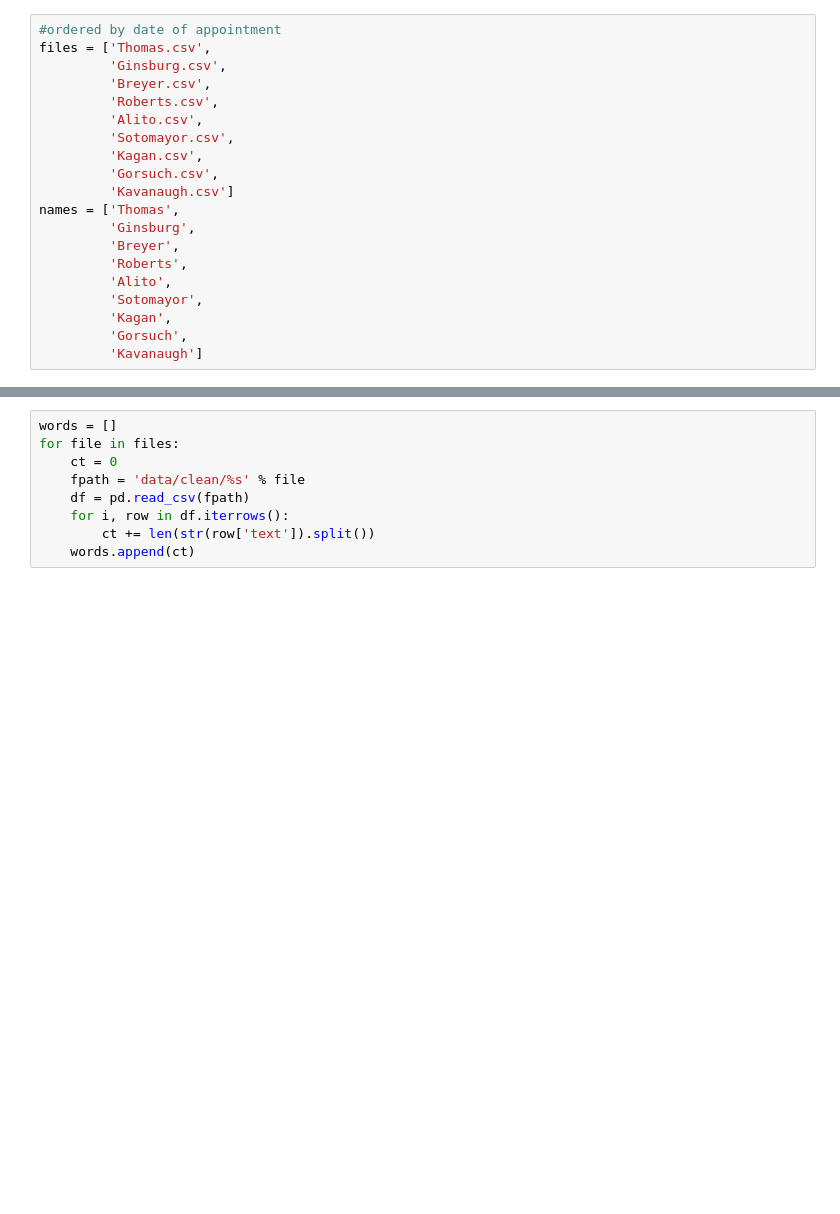
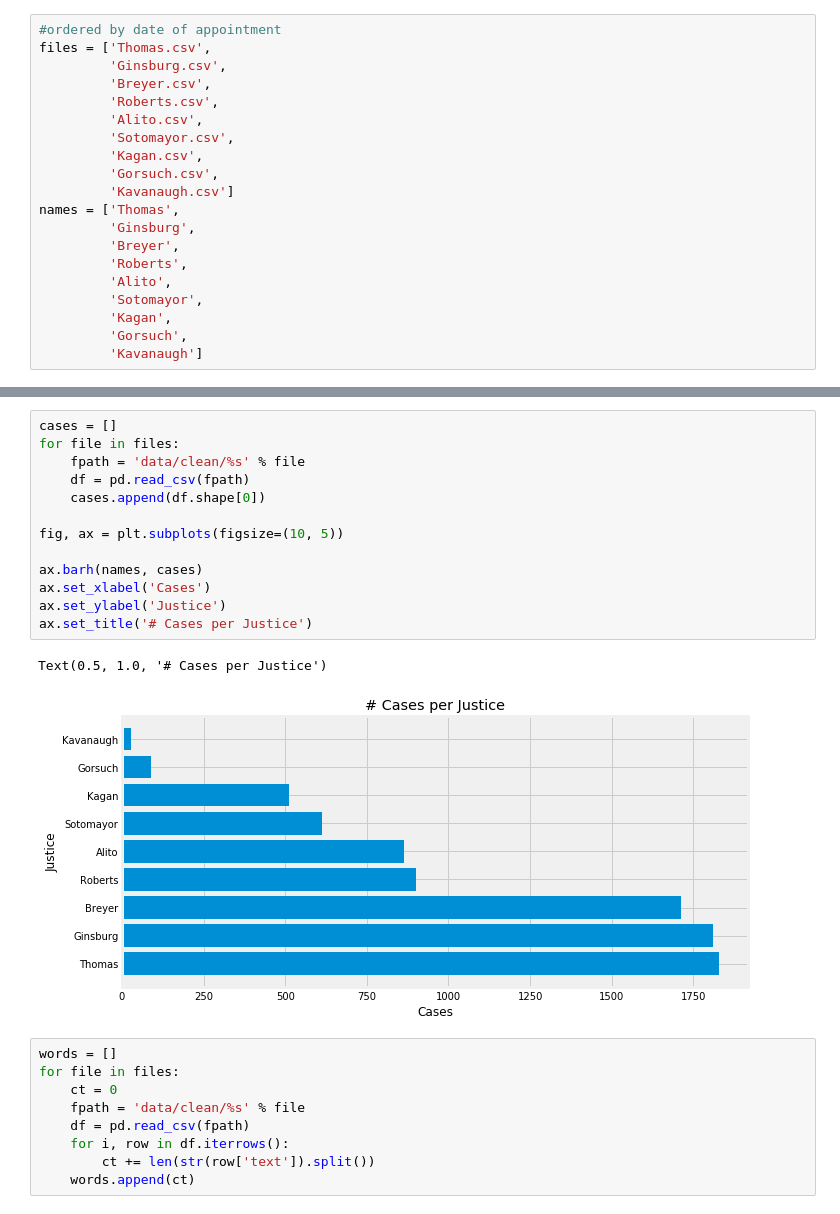
Before and after one commit to rcohngru/Predicting-Supreme-Court-Outcomes, a Jupyter notebook: Initial EDA.ipynb, the cells around one changed output, grey strips where cells are left out. Cells and saved outputs as stored; diff of their text form; blank space fills up the shorter version.

```diff
--- a/Initial EDA.ipynb
+++ b/Initial EDA.ipynb
@@ -28,3 +44,19 @@ names = ['Thomas',
+# %%
+cases = []
+for file in files:
+    fpath = 'data/clean/%s' % file
+    df = pd.read_csv(fpath)
+    cases.append(df.shape[0])
+
+fig, ax = plt.subplots(figsize=(10, 5))
+
+ax.barh(names, cases)
+ax.set_xlabel('Cases')
+ax.set_ylabel('Justice')
+ax.set_title('# Cases per Justice')
+# %% [output]
+Text(0.5, 1.0, '# Cases per Justice')
+[figure, added]
 # %%
 words = []
 for file in files:
```
Also changed, not shown: parts of 1 cell of this notebook, 2 other files.
